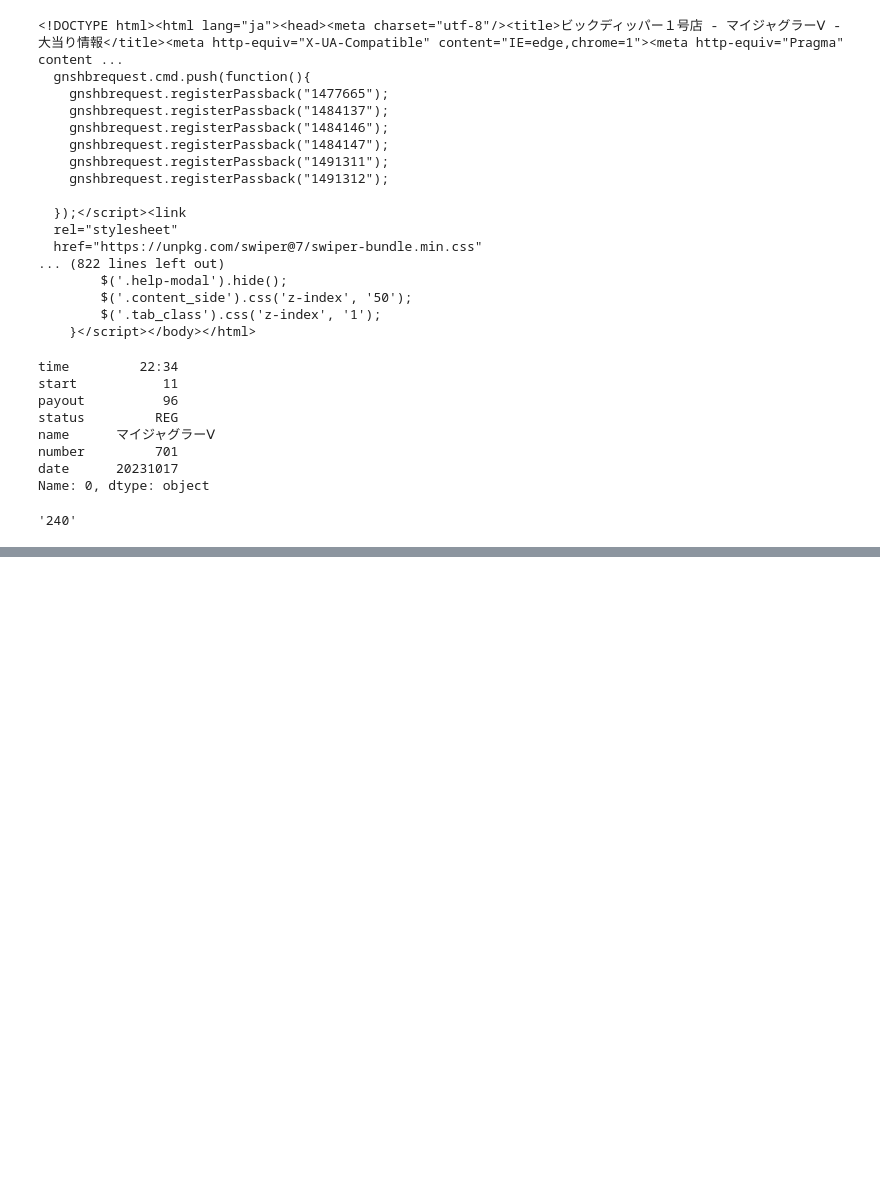
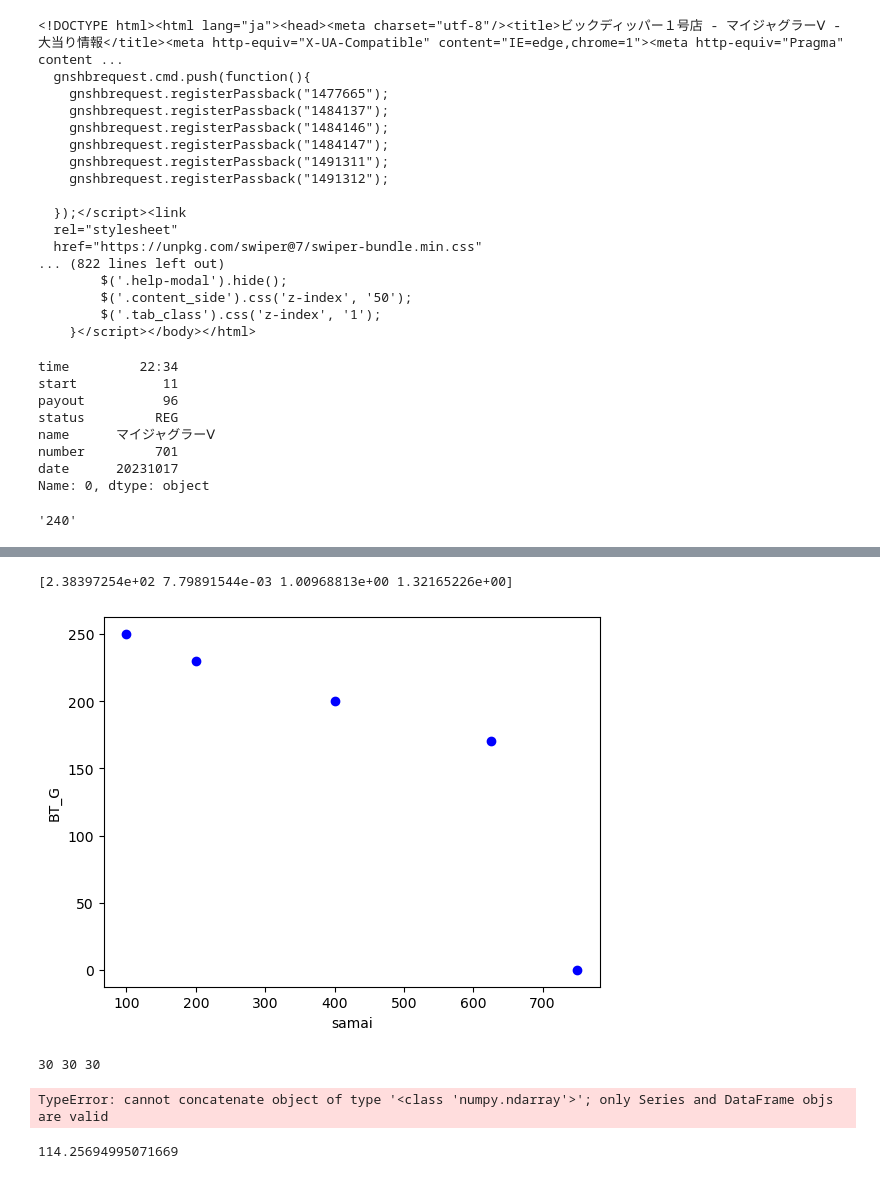
Before and after one commit to yohei-slot/hyena, a Jupyter notebook: pachidata.ipynb, the cells around one changed output, grey strips where cells are left out. Cells and saved outputs as stored; diff of their text form; code cells hidden in the pictures; blank space fills up the shorter version.

```diff
--- a/pachidata.ipynb
+++ b/pachidata.ipynb
@@ -129,0 +538,39 @@ output = pd.DataFrame(index=[])
+# %%
+# Define mathematical function for curve fitting
+def func(x, a, b, c, d):
+    return a + b*x - c**(x/d)
+x = np.array([750,625,400,200,100])
+y = np.array([0,170,200,230,250])
+
+# Perform curve fitting
+popt, pcov = curve_fit(func, x, y)
+
+# Print optimized parameters
+print(popt)
+
+# Create 3D plot of the data points and the fitted curve
+fig = plt.figure()
+ax = fig.add_subplot()
+ax.scatter(x, y, color='blue')
+ax.set_xlabel('samai')
+ax.set_ylabel('BT_G')
+plt.show()
+# %% [output]
+[2.38397254e+02 7.79891544e-03 1.00968813e+00 1.32165226e+00]
+[figure, added]
+# %%
+print(len(x),len(y),len(z))
+# %% [output]
+30 30 30
+# %%
+import pandas as pd
+pd.concat([x,y,z],axis=1)
+# %% [output]
+TypeError: cannot concatenate object of type '<class 'numpy.ndarray'>'; only Series and DataFrame objs are valid
+# %%
+samai = -500
+btg = 200
+
+180.50933 - 0.059265*samai - 0.267112137*btg - 0.001060607*btg*btg + 0.0002073843*samai*btg/100000 - 1.7326**(samai/84.0124)
+# %% [output]
+114.25694995071669
```
Also changed, not shown: parts of 19 cells of this notebook, 2 other files.
